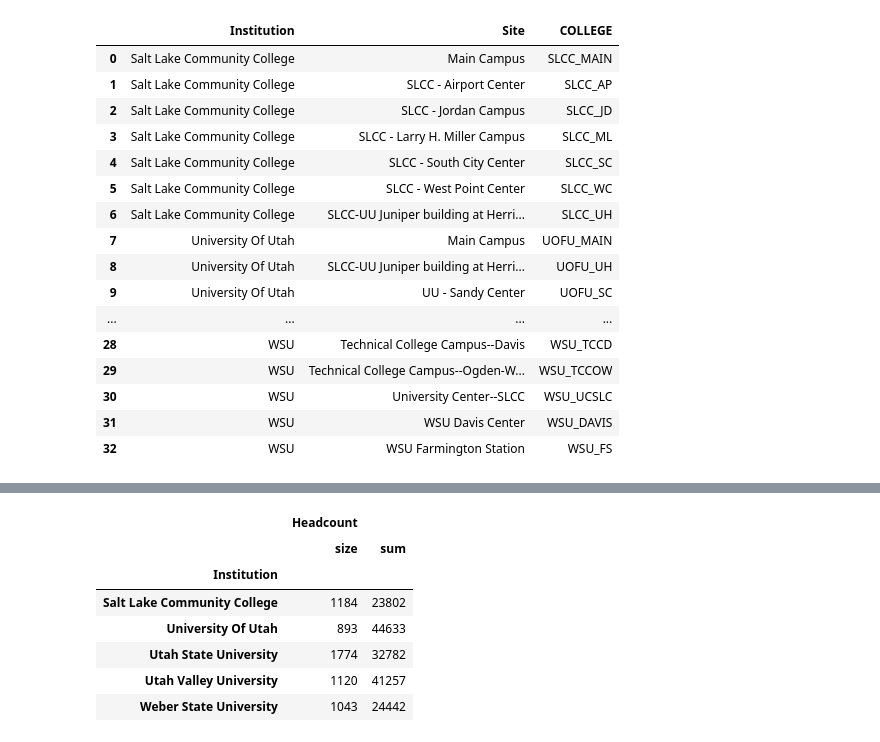
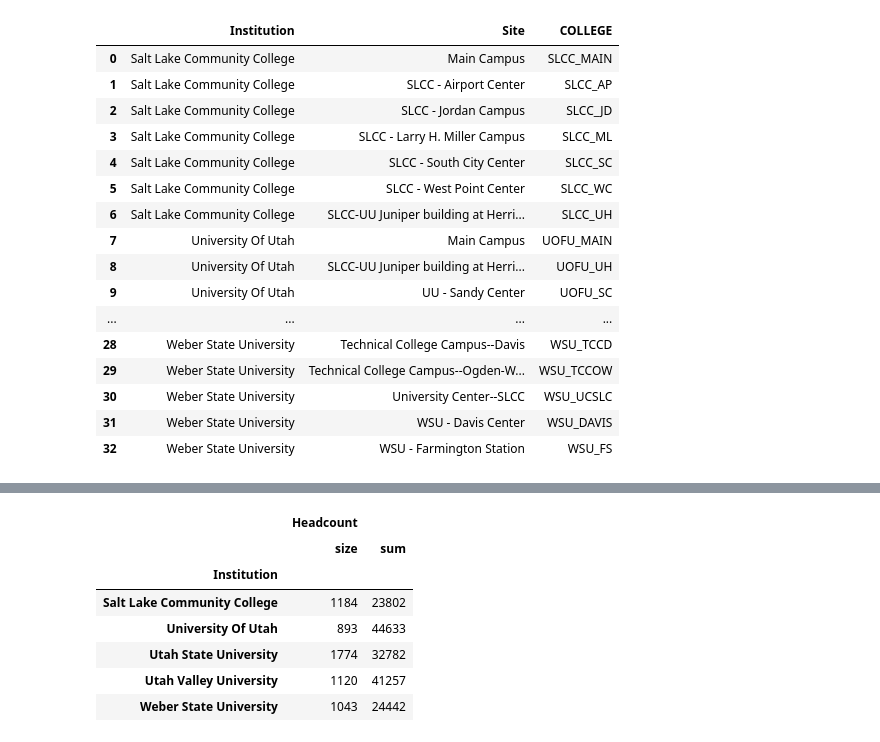
Before and after one commit to WFRCAnalytics/TDM-INP-College-Enrollment, a Jupyter notebook: 2-Public Enrollment Data 2020 by Zip Code.ipynb, the cells around one changed output, grey strips where cells are left out. Drawn from its saved outputs; the diff is of its cells as text; code cells hidden in the pictures.

```diff
--- a/2-Public Enrollment Data 2020 by Zip Code.ipynb
+++ b/2-Public Enrollment Data 2020 by Zip Code.ipynb
@@ -16,56 +57,71 @@ df_enrol = pd.read_csv(csv_enrol)
 # %%
-dfCampusCodes = pd.DataFrame([
-                  ['Salt Lake Community College','Main Campus'                                     ,'SLCC_MAIN'],
-                  ['Salt Lake Community College','SLCC - Airport Center'                           ,'SLCC_AP'  ],
-                  ['Salt Lake Community College','SLCC - Jordan Campus'                            ,'SLCC_JD'  ],
-                  ['Salt Lake Community College','SLCC - Larry H. Miller Campus'                   ,'SLCC_ML'  ],
-                  ['Salt Lake Community College','SLCC - South City Center'                        ,'SLCC_SC'  ],
-                  ['Salt Lake Community College','SLCC - West Point Center'                        ,'SLCC_WC'  ],
-                  ['Salt Lake Community College','SLCC-UU Juniper building at Herriman Campus'     ,'SLCC_UH'  ],
-                  ['University Of Utah'         ,'Main Campus'                                     ,'UOFU_MAIN'],
-                  ['University Of Utah'         ,'SLCC-UU Juniper building at Herriman Campus'     ,'UOFU_UH'  ],
-                  ['University Of Utah'         ,'UU - Sandy Center'                               ,'UOFU_SC'  ],
-                  ['University Of Utah'         ,'UU - St. George Center'                          ,'UOFU_SG'  ],
-                  ['Utah State University'      ,'Main Campus'                                     ,'USU_MAIN' ],
-                  ['Utah State University'      ,'USU - Blanding Center'                           ,'USU_BD'   ],
-                  ['Utah State University'      ,'USU - Brigham Center'                            ,'USU_BC'   ],
-                  ['Utah State University'      ,'USU - Delta Center'                              ,'USU_DC'   ],
-                  ['Utah State University'      ,'USU - Moab Center'                               ,'USU_MC'   ],
-                  ['Utah State University'      ,'USU - Ogden Center'                              ,'USU_OG'   ],
-                  ['Utah State University'      ,'USU - Orem Center'                               ,'USU_OR'   ],
-                  ['Utah State University'      ,'USU - Roosevelt Center'                          ,'USU_RC'   ],
-                  ['Utah State University'      ,'USU - Salt Lake Center'                          ,'USU_SL'   ],
-                  ['Utah State University'      ,'USU - Tooele Center'                             ,'USU_TO'   ],
-                  ['Utah State University'      ,'USU - Tremonton Center'                          ,'USU_TR'   ],
-                  ['Utah State University'      ,'USU - VernalCenter'                              ,'USU_VC'   ],
-                  ['Utah State University'      ,'USU - Price Center'                              ,'USU_PC'   ],
-                  ['Utah Valley University'     ,'Main Campus'                                     ,'UVU_MAIN' ],
-                  ['Utah Valley University'     ,'UVU - Heber City Center'                         ,'UVU_HC'   ],
-                  ['WSU'                        ,'Main Campus'                                     ,'WSU_MAIN' ],
-                  ['WSU'                        ,'Technical College Campus--Bridgerland'           ,'WSU_TCCB' ],
-                  ['WSU'                        ,'Technical College Campus--Davis'                 ,'WSU_TCCD' ],
-                  ['WSU'                        ,'Technical College Campus--Ogden-Weber'           ,'WSU_TCCOW'],
-                  ['WSU'                        ,'University Center--SLCC'                         ,'WSU_UCSLC'],
-                  ['WSU'                        ,'WSU Davis Center'                                ,'WSU_DAVIS'],
-                  ['WSU'                        ,'WSU Farmington Station'                          ,'WSU_FS'   ]
-                ],columns=['Institution','Site','COLLEGE'])
+dfCampusCodes = pd.DataFrame(
+    [
+        ["Salt Lake Community College", "Main Campus", "SLCC_MAIN"],
+        ["Salt Lake Community College", "SLCC - Airport Center", "SLCC_AP"],
+        ["Salt Lake Community College", "SLCC - Jordan Campus", "SLCC_JD"],
+        ["Salt Lake Community College", "SLCC - Larry H. Miller Campus", "SLCC_ML"],
+        ["Salt Lake Community College", "SLCC - South City Center", "SLCC_SC"],
+        ["Salt Lake Community College", "SLCC - West Point Center", "SLCC_WC"],
+        [
+            "Salt Lake Community College",
+            "SLCC-UU Juniper building at Herriman Campus",
+            "SLCC_UH",
+        ],
+        ["University Of Utah", "Main Campus", "UOFU_MAIN"],
+        [
+            "University Of Utah",
+            "SLCC-UU Juniper building at Herriman Campus",
+            "UOFU_UH",
+        ],
+        ["University Of Utah", "UU - Sandy Center", "UOFU_SC"],
+        ["University Of Utah", "UU - St. George Center", "UOFU_SG"],
+        ["Utah State University", "Main Campus", "USU_MAIN"],
+        ["Utah State University", "USU - Blanding Center", "USU_BD"],
+        ["Utah State University", "USU - Brigham Center", "USU_BC"],
+        ["Utah State University", "USU - Delta Center", "USU_DC"],
+        ["Utah State University", "USU - Moab Center", "USU_MC"],
+        ["Utah State University", "USU - Ogden Center", "USU_OG"],
+        ["Utah State University", "USU - Orem Center", "USU_OR"],
+        ["Utah State University", "USU - Roosevelt Center", "USU_RC"],
+        ["Utah State University", "USU - Salt Lake Center", "USU_SL"],
+        ["Utah State University", "USU - Tooele Center", "USU_TO"],
+        ["Utah State University", "USU - Tremonton Center", "USU_TR"],
+        ["Utah State University", "USU - VernalCenter", "USU_VC"],
+        ["Utah State University", "USU - Price Center", "USU_PC"],
+        ["Utah Valley University", "Main Campus", "UVU_MAIN"],
+        ["Utah Valley University", "UVU - Heber City Center", "UVU_HC"],
+        ["Weber State University", "Main Campus", "WSU_MAIN"],
+        ["Weber State University", "Technical College Campus--Bridgerland", "WSU_TCCB"],
+        ["Weber State University", "Technical College Campus--Davis", "WSU_TCCD"],
+        [
+            "Weber State University",
+            "Technical College Campus--Ogden-Weber",
+            "WSU_TCCOW",
+        ],
+        ["Weber State University", "University Center--SLCC", "WSU_UCSLC"],
+        ["Weber State University", "WSU - Davis Center", "WSU_DAVIS"],
+        ["Weber State University", "WSU - Farmington Station", "WSU_FS"],
+    ],
+    columns=["Institution", "Site", "COLLEGE"],
+)
 
 dfCampusCodes
 # %% [output]
 |  | Institution | Site | COLLEGE |
 | 0 | Salt Lake Community College | Main Campus | SLCC_MAIN |
 | 1 | Salt Lake Community College | SLCC - Airport Center | SLCC_AP |
 | 2 | Salt Lake Community College | SLCC - Jordan Campus | SLCC_JD |
 | 3 | Salt Lake Community College | SLCC - Larry H. Miller Campus | SLCC_ML |
 | 4 | Salt Lake Community College | SLCC - South City Center | SLCC_SC |
 | 5 | Salt Lake Community College | SLCC - West Point Center | SLCC_WC |
 | 6 | Salt Lake Community College | SLCC-UU Juniper building at Herri... | SLCC_UH |
 | 7 | University Of Utah | Main Campus | UOFU_MAIN |
 | 8 | University Of Utah | SLCC-UU Juniper building at Herri... | UOFU_UH |
 | 9 | University Of Utah | UU - Sandy Center | UOFU_SC |
 | ... | ... | ... | ... |
-| 28 | WSU | Technical College Campus--Davis | WSU_TCCD |
-| 29 | WSU | Technical College Campus--Ogden-W... | WSU_TCCOW |
-| 30 | WSU | University Center--SLCC | WSU_UCSLC |
-| 31 | WSU | WSU Davis Center | WSU_DAVIS |
-| 32 | WSU | WSU Farmington Station | WSU_FS |
+| 28 | Weber State University | Technical College Campus--Davis | WSU_TCCD |
+| 29 | Weber State University | Technical College Campus--Ogden-W... | WSU_TCCOW |
+| 30 | Weber State University | University Center--SLCC | WSU_UCSLC |
+| 31 | Weber State University | WSU - Davis Center | WSU_DAVIS |
+| 32 | Weber State University | WSU - Farmington Station | WSU_FS |
```
Also changed, not shown: parts of 11 cells of this notebook, 5 other files.
